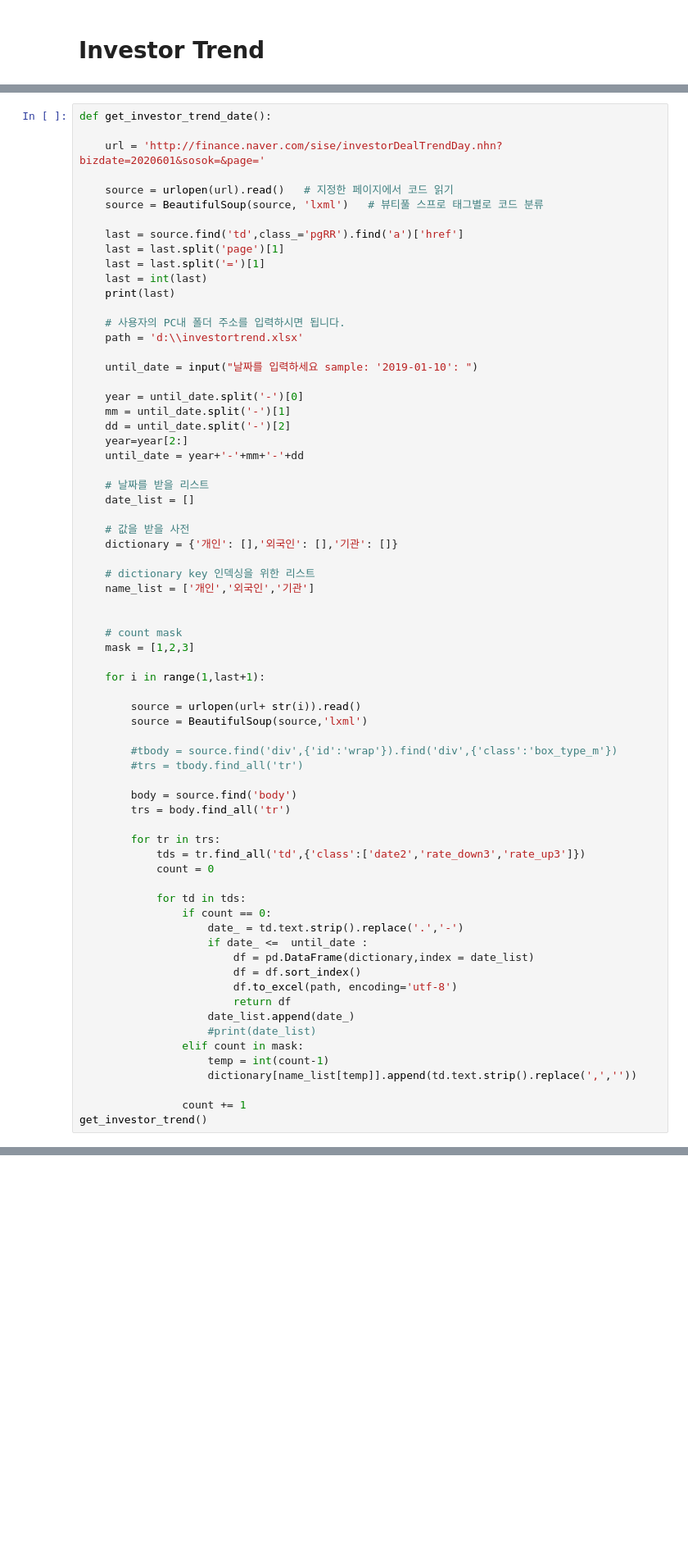
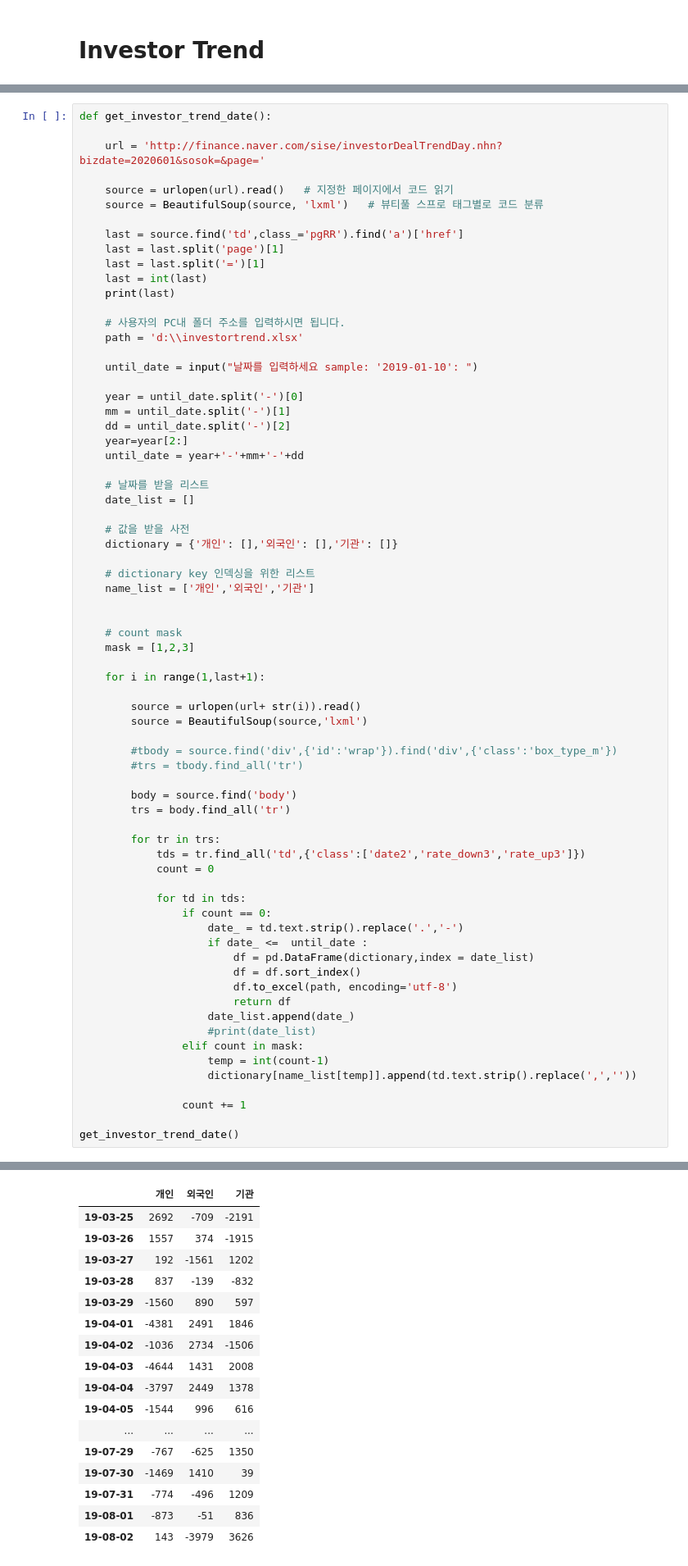
Before and after one commit to linux386/first_module, a Jupyter notebook: Naver_Web_crawling.ipynb, the cells around one changed output, grey strips where cells are left out. Shown at 82% size. Cells and saved outputs as stored; diff of their text form; blank space fills up the shorter version.

```diff
--- a/Naver_Web_crawling.ipynb
+++ b/Naver_Web_crawling.ipynb
@@ -480,4 +493,6 @@ def get_investor_trend_date():
                     dictionary[name_list[temp]].append(td.text.strip().replace(',',''))
 
                 count += 1
-get_investor_trend()
+
+get_investor_trend_date()
+# %% [output]
@@ -483,0 +501,17 @@ get_investor_trend()
+|  | 개인 | 외국인 | 기관 |
+| 19-03-25 | 2692 | -709 | -2191 |
+| 19-03-26 | 1557 | 374 | -1915 |
+| 19-03-27 | 192 | -1561 | 1202 |
+| 19-03-28 | 837 | -139 | -832 |
+| 19-03-29 | -1560 | 890 | 597 |
+| 19-04-01 | -4381 | 2491 | 1846 |
+| 19-04-02 | -1036 | 2734 | -1506 |
+| 19-04-03 | -4644 | 1431 | 2008 |
+| 19-04-04 | -3797 | 2449 | 1378 |
+| 19-04-05 | -1544 | 996 | 616 |
+| ... | ... | ... | ... |
+| 19-07-29 | -767 | -625 | 1350 |
+| 19-07-30 | -1469 | 1410 | 39 |
+| 19-07-31 | -774 | -496 | 1209 |
+| 19-08-01 | -873 | -51 | 836 |
+| 19-08-02 | 143 | -3979 | 3626 |
```
Also changed, not shown: parts of 2 cells of this notebook, 5 other files.
